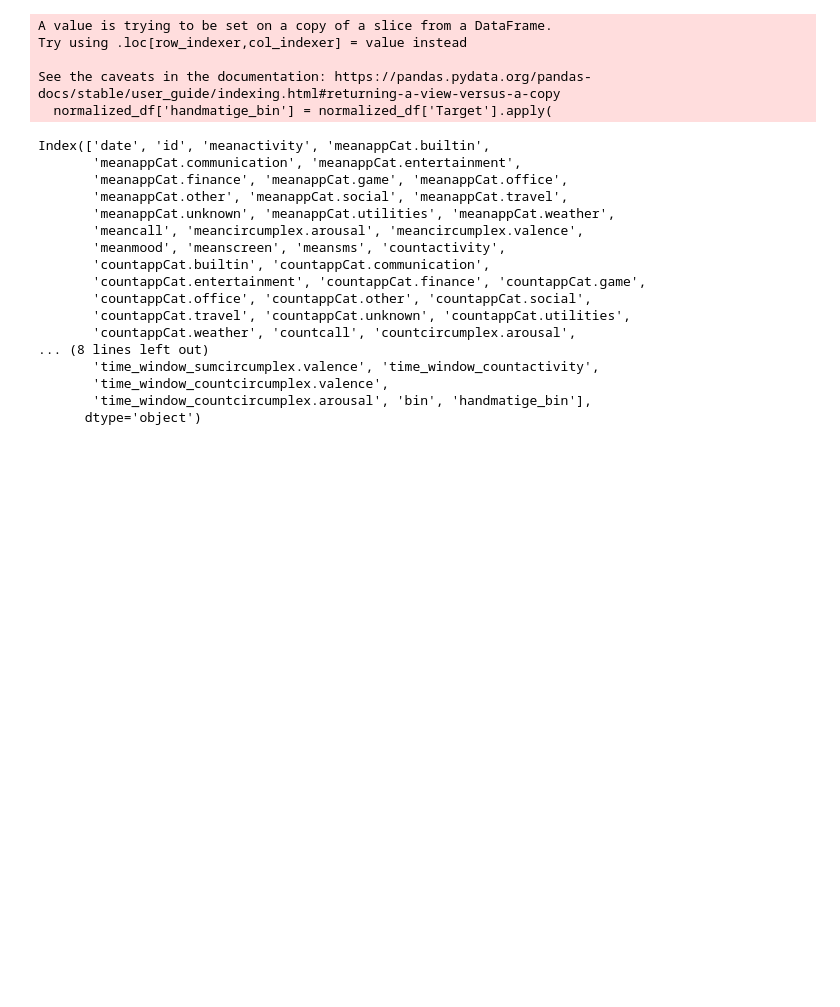
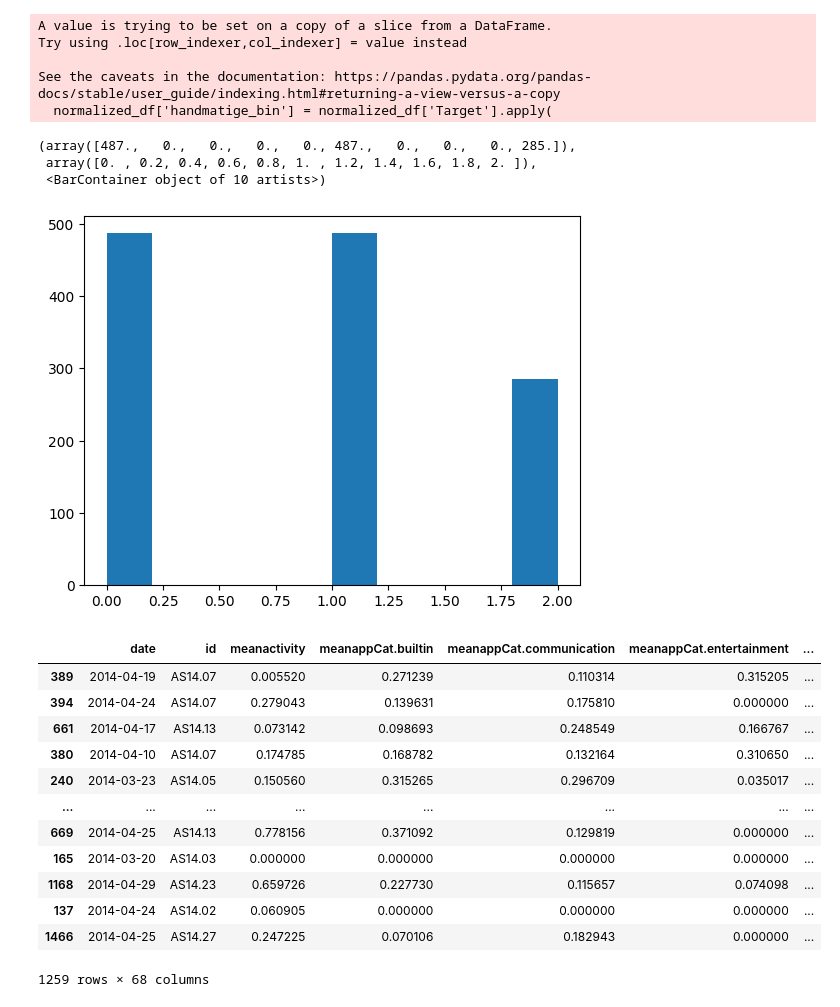
Before and after one commit to Tunde-ssbb/Data-Mining-Techniques-79, a Jupyter notebook: dataset_creation.ipynb, the cells around one changed output. Cells and saved outputs as stored; diff of their text form; code cells hidden in the pictures; blank space fills up the shorter version.

```diff
--- a/dataset_creation.ipynb
+++ b/dataset_creation.ipynb
@@ -248,7 +230,7 @@ bin
 # %%
 # Applying bins using the corrected lambda function
 normalized_df['handmatige_bin'] = normalized_df['Target'].apply(
-    lambda x: 0 if x < 6.4 else (1 if x >= 6.4 and x < 7.6 else 2)
+    lambda x: 0 if x < 6.3 else (1 if x >= 6.3 and x < 7.6 else 2)
 )
 # %% [output]
 A value is trying to be set on a copy of a slice from a DataFrame.
@@ -256,26 +238,29 @@ Try using .loc[row_indexer,col_indexer] = value instead
 
 See the caveats in the documentation: https://pandas.pydata.org/pandas-docs/stable/user_guide/indexing.html#returning-a-view-versus-a-copy
   normalized_df['handmatige_bin'] = normalized_df['Target'].apply(
+# %%
+plt.hist(normalized_df['bin'])
+# %% [output]
+(array([487.,   0.,   0.,   0.,   0., 487.,   0.,   0.,   0., 285.]),
+ array([0. , 0.2, 0.4, 0.6, 0.8, 1. , 1.2, 1.4, 1.6, 1.8, 2. ]),
+ <BarContainer object of 10 artists>)
+[figure, added]
 # %%
-normalized_df.columns
+normalized_df
 # %% [output]
+|  | date | id | meanactivity | meanappCat.builtin | meanappCat.communication | meanappCat.entertainment | ... |
+| 389 | 2014-04-19 | AS14.07 | 0.005520 | 0.271239 | 0.110314 | 0.315205 | ... |
+| 394 | 2014-04-24 | AS14.07 | 0.279043 | 0.139631 | 0.175810 | 0.000000 | ... |
+| 661 | 2014-04-17 | AS14.13 | 0.073142 | 0.098693 | 0.248549 | 0.166767 | ... |
+| 380 | 2014-04-10 | AS14.07 | 0.174785 | 0.168782 | 0.132164 | 0.310650 | ... |
+| 240 | 2014-03-23 | AS14.05 | 0.150560 | 0.315265 | 0.296709 | 0.035017 | ... |
+| ... | ... | ... | ... | ... | ... | ... | ... |
+| 669 | 2014-04-25 | AS14.13 | 0.778156 | 0.371092 | 0.129819 | 0.000000 | ... |
+| 165 | 2014-03-20 | AS14.03 | 0.000000 | 0.000000 | 0.000000 | 0.000000 | ... |
+| 1168 | 2014-04-29 | AS14.23 | 0.659726 | 0.227730 | 0.115657 | 0.074098 | ... |
+| 137 | 2014-04-24 | AS14.02 | 0.060905 | 0.000000 | 0.000000 | 0.000000 | ... |
+| 1466 | 2014-04-25 | AS14.27 | 0.247225 | 0.070106 | 0.182943 | 0.000000 | ... |
-Index(['date', 'id', 'meanactivity', 'meanappCat.builtin',
-       'meanappCat.communication', 'meanappCat.entertainment',
-       'meanappCat.finance', 'meanappCat.game', 'meanappCat.office',
-       'meanappCat.other', 'meanappCat.social', 'meanappCat.travel',
-       'meanappCat.unknown', 'meanappCat.utilities', 'meanappCat.weather',
-       'meancall', 'meancircumplex.arousal', 'meancircumplex.valence',
-       'meanmood', 'meanscreen', 'meansms', 'countactivity',
-       'countappCat.builtin', 'countappCat.communication',
-       'countappCat.entertainment', 'countappCat.finance', 'countappCat.game',
-       'countappCat.office', 'countappCat.other', 'countappCat.social',
-       'countappCat.travel', 'countappCat.unknown', 'countappCat.utilities',
-       'countappCat.weather', 'countcall', 'countcircumplex.arousal',
-... (8 lines left out)
-       'time_window_sumcircumplex.valence', 'time_window_countactivity',
-       'time_window_countcircumplex.valence',
-       'time_window_countcircumplex.arousal', 'bin', 'handmatige_bin'],
-      dtype='object')
+1259 rows × 68 columns
 # %%
 normalized_df = normalized_df.drop(columns=['meanactivity', 'meanappCat.builtin',
        'meanappCat.communication', 'meanappCat.entertainment','Target',
```
Also changed, not shown: parts of 7 cells of this notebook, 1 other file.
